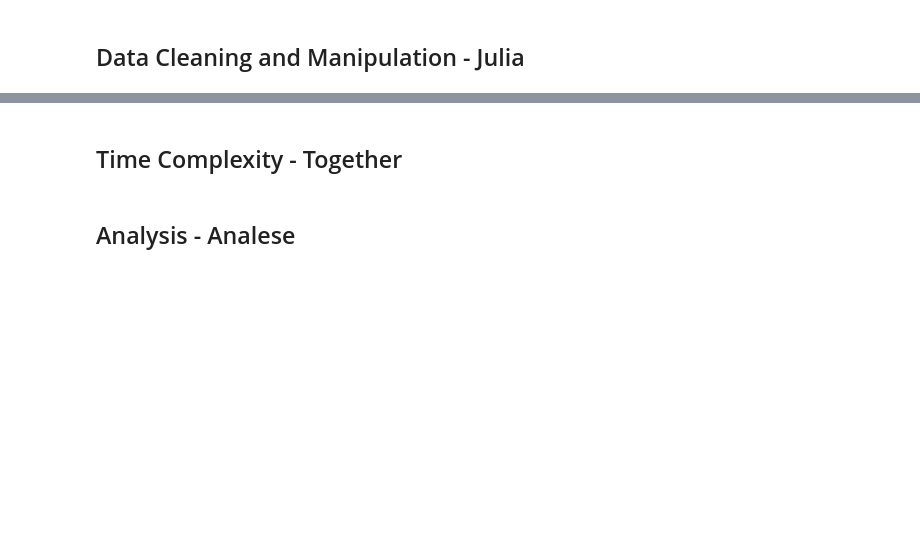
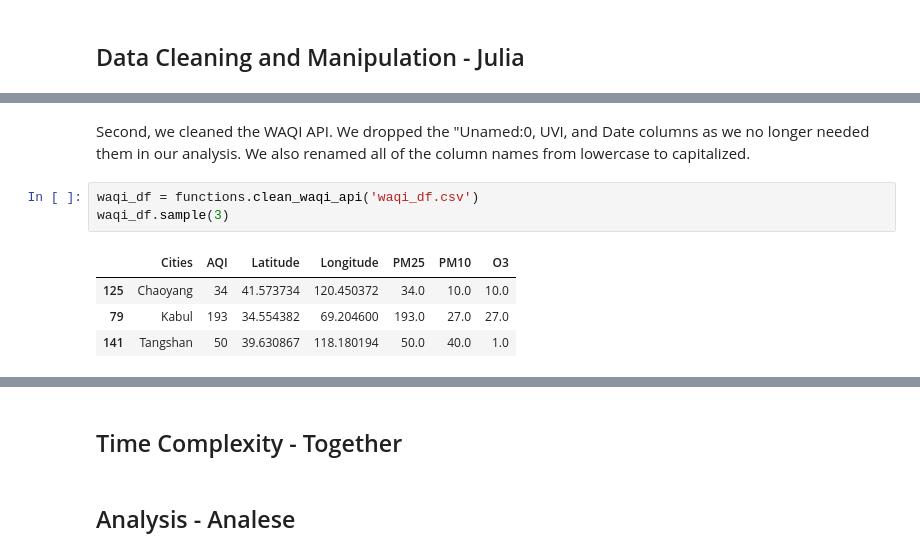
Before and after one commit to jhkaplan4050/SI330-final-project, a Jupyter notebook: presentation_notebook.ipynb, the cells around one changed output, grey strips where cells are left out. Saved outputs shown, nothing was run; the diff lists cells and outputs as text; blank space fills up the shorter version.

```diff
--- a/presentation_notebook.ipynb
+++ b/presentation_notebook.ipynb
@@ -68,0 +80,10 @@ time: 5.07 ms (started: 2021-12-04 14:36:41 -05:00)
+# %% [markdown]
+Second, we cleaned the WAQI API. We dropped the "Unamed:0, UVI, and Date columns as we no longer needed them in our analysis. We also renamed all of the column names from lowercase to capitalized.
+# %%
+waqi_df = functions.clean_waqi_api('waqi_df.csv')
+waqi_df.sample(3)
+# %% [output]
+|  | Cities | AQI | Latitude | Longitude | PM25 | PM10 | O3 |
+| 125 | Chaoyang | 34 | 41.573734 | 120.450372 | 34.0 | 10.0 | 10.0 |
+| 79 | Kabul | 193 | 34.554382 | 69.204600 | 193.0 | 27.0 | 27.0 |
+| 141 | Tangshan | 50 | 39.630867 | 118.180194 | 50.0 | 40.0 | 1.0 |
```
Also changed, not shown: parts of 13 cells of this notebook, 1 other file.
